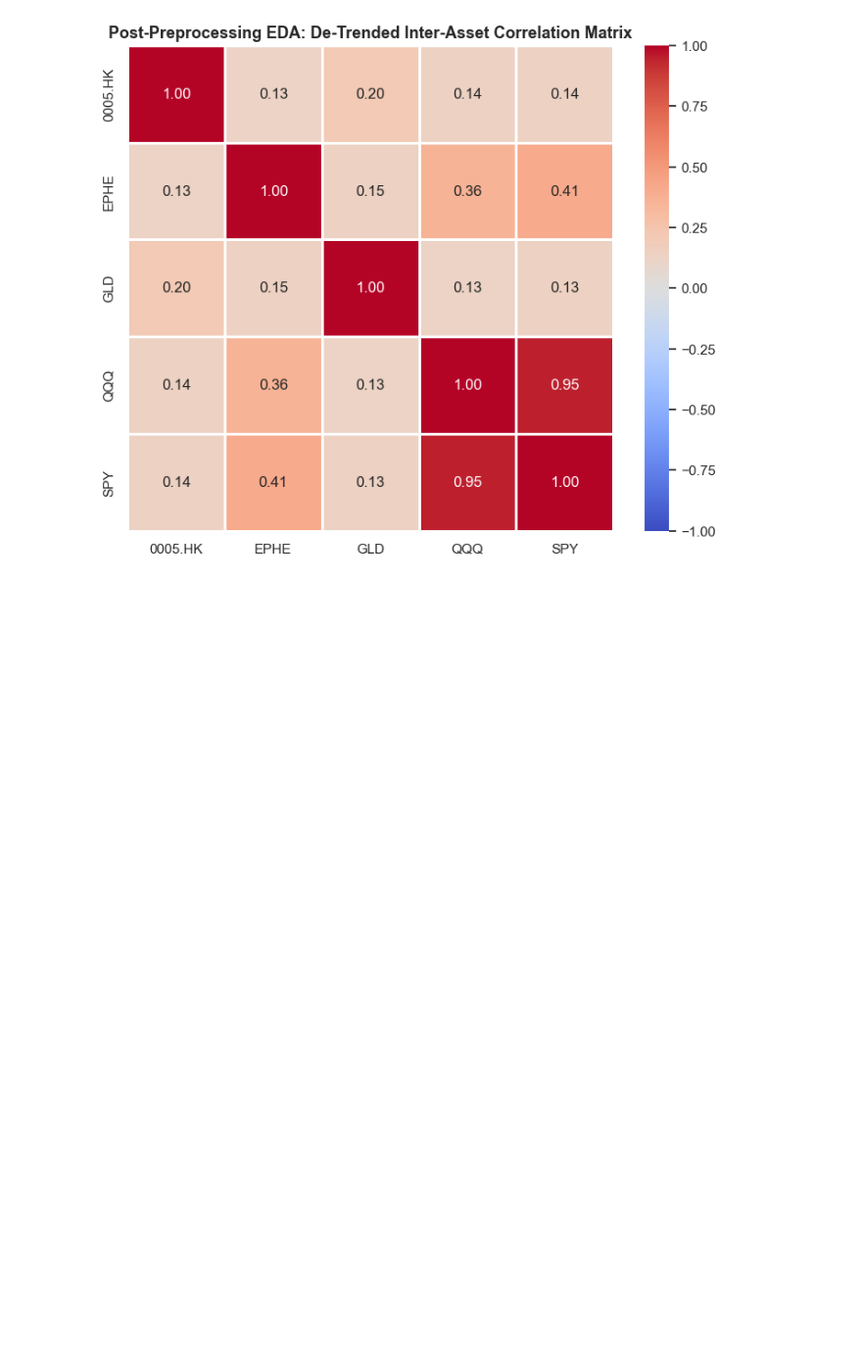
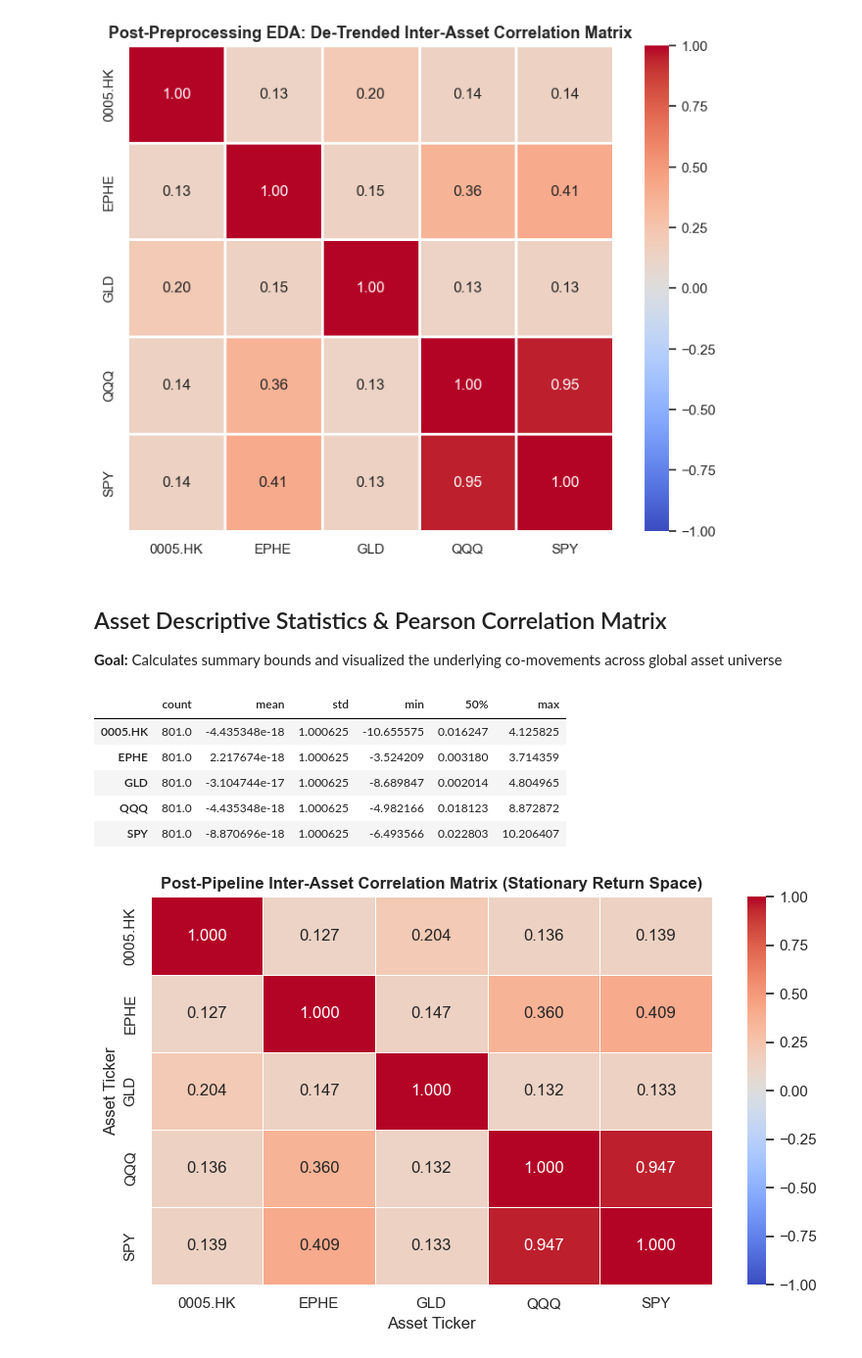
Before and after one commit to renzv-compsci/gl-move-engine, a Jupyter notebook: notebooks/Post_Preprocessing.ipynb, the cells around one changed output. Shown at 98% size. Drawn from its saved outputs; the diff is of its cells as text; code cells hidden in the pictures; blank space fills up the shorter version.

```diff
--- a/notebooks/Post_Preprocessing.ipynb
+++ b/notebooks/Post_Preprocessing.ipynb
@@ -76,3 +89,34 @@ plt.title("Post-Preprocessing EDA: De-Trended Inter-Asset Correlation Matrix", f
 plt.show()
 # %% [output]
 [figure]
+# %% [markdown]
+## Asset Descriptive Statistics & Pearson Correlation Matrix
+**Goal:** Calculates summary bounds and visualized the underlying co-movements across global asset universe
+# %%
+eda_summary = scaled_X.describe().T
+display(eda_summary[['count', 'mean', 'std', 'min', '50%', 'max']])
+
+plt.figure(figsize=(8, 5))
+correlation_matrix = scaled_X.corr(method='pearson')
+
+sns.heatmap(
+    correlation_matrix,
+    annot=True,
+    cmap='coolwarm',
+    fmt=".3f",
+    linewidths=0.5,
+    vmin=-1, vmax=1
+)
+plt.title("Post-Pipeline Inter-Asset Correlation Matrix (Stationary Return Space)", weight='bold')
+plt.ylabel("Asset Ticker")
+plt.xlabel("Asset Ticker")
+plt.tight_layout()
+plt.show()
+# %% [output]
+|  | count | mean | std | min | 50% | max |
+| 0005.HK | 801.0 | -4.435348e-18 | 1.000625 | -10.655575 | 0.016247 | 4.125825 |
+| EPHE | 801.0 | 2.217674e-18 | 1.000625 | -3.524209 | 0.003180 | 3.714359 |
+| GLD | 801.0 | -3.104744e-17 | 1.000625 | -8.689847 | 0.002014 | 4.804965 |
+| QQQ | 801.0 | -4.435348e-18 | 1.000625 | -4.982166 | 0.018123 | 8.872872 |
+| SPY | 801.0 | -8.870696e-18 | 1.000625 | -6.493566 | 0.022803 | 10.206407 |
+[figure, added]
```
Also changed, not shown: parts of 9 cells of this notebook, 6 other files.
